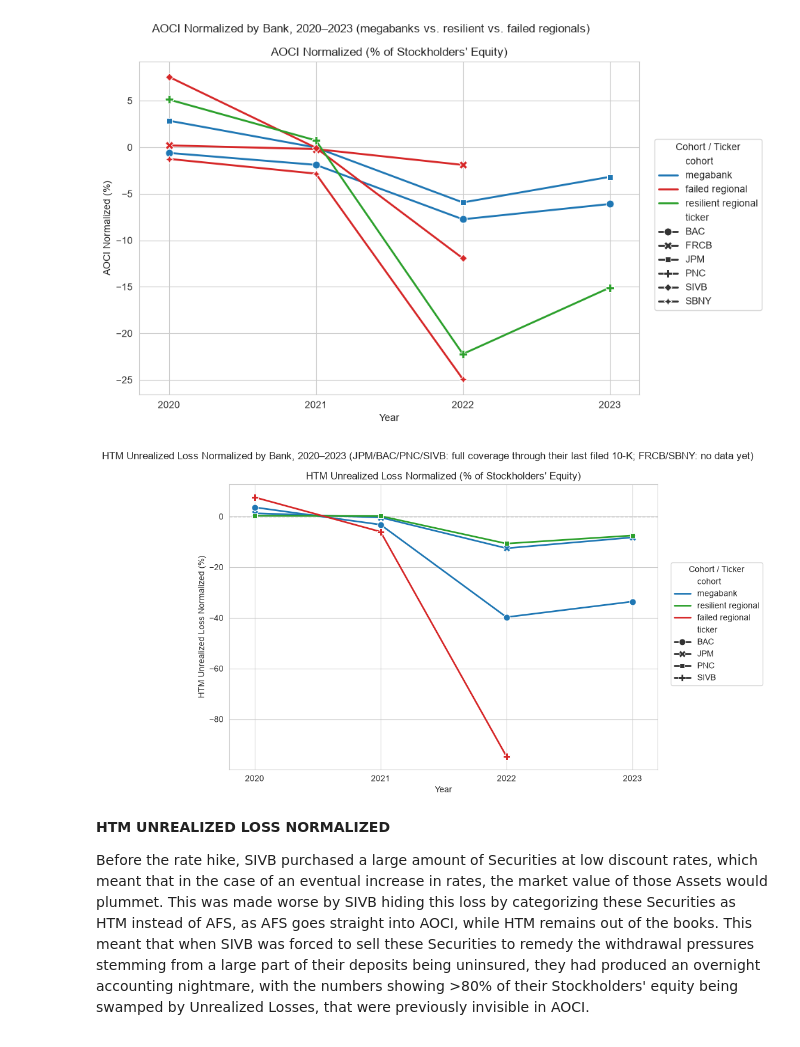
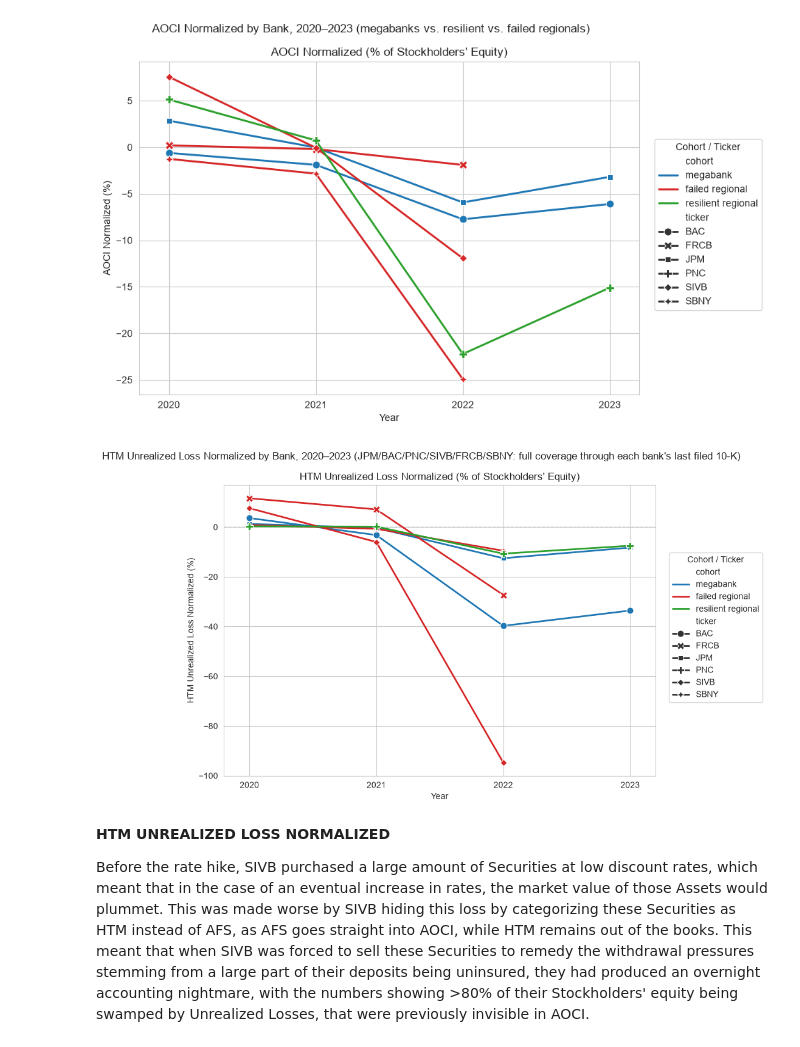
Before and after one commit to odrive881/bank-failure-analysis, a Jupyter notebook: data_analysis.ipynb, the cells around one changed output. Cells and saved outputs as stored; diff of their text form; code cells hidden in the pictures.

Commit message:
Expanded HTM securities data

```diff
--- a/data_analysis.ipynb
+++ b/data_analysis.ipynb
@@ -547,35 +540,35 @@ htm_chart_df = master.dropna(subset=["HTM unrealized loss normalized"])
 
 fig, ax = plt.subplots(1, 1, figsize=(8, 6))
 
 sns.lineplot(
     data=htm_chart_df,
     x="year",
     y="HTM unrealized loss normalized",
     hue="cohort",
     style="ticker",
     palette=cohort_palette,
     markers=True,
     dashes=False,
     markersize=8,
     linewidth=2,
     ax=ax,
 )
 ax.axhline(0, color="grey", linewidth=1, linestyle="--", zorder=0)
 ax.set_title("HTM Unrealized Loss Normalized (% of Stockholders' Equity)")
 ax.set_xlabel("Year")
 ax.set_ylabel("HTM Unrealized Loss Normalized (%)")
 ax.set_xticks([2020, 2021, 2022, 2023])
 ax.set_xlim(2019.8, 2023.2)
 
 handles, labels = ax.get_legend_handles_labels()
 ax.legend_.remove()
 fig.legend(handles, labels, loc="center left", bbox_to_anchor=(1.0, 0.5), title="Cohort / Ticker")
 
-fig.suptitle("HTM Unrealized Loss Normalized by Bank, 2020–2023 (JPM/BAC/PNC/SIVB: full coverage through their last filed 10-K; FRCB/SBNY: no data yet)")
+fig.suptitle("HTM Unrealized Loss Normalized by Bank, 2020–2023 (JPM/BAC/PNC/SIVB/FRCB/SBNY: full coverage through each bank's last filed 10-K)")
 plt.tight_layout()
 plt.show()
 # %% [output]
-[figure, old version]
+[figure, new version]
 # %% [markdown]
 **HTM UNREALIZED LOSS NORMALIZED**
 
```
Also changed, not shown: parts of 9 cells of this notebook, 26 other files.
